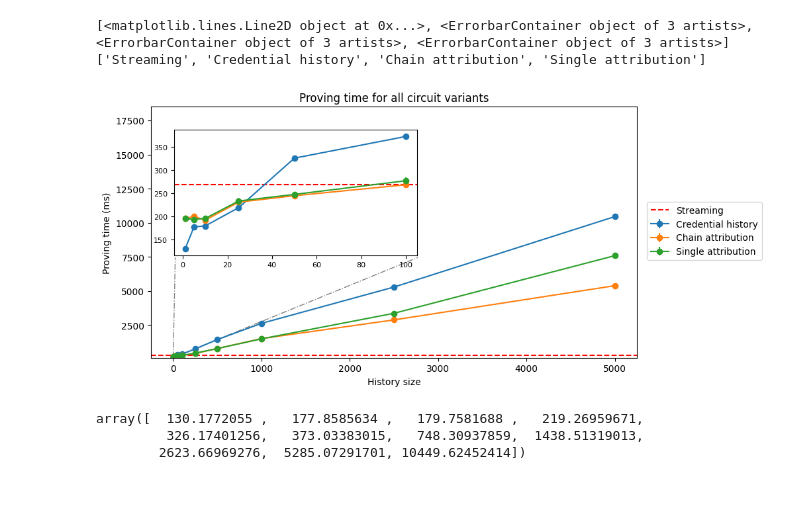
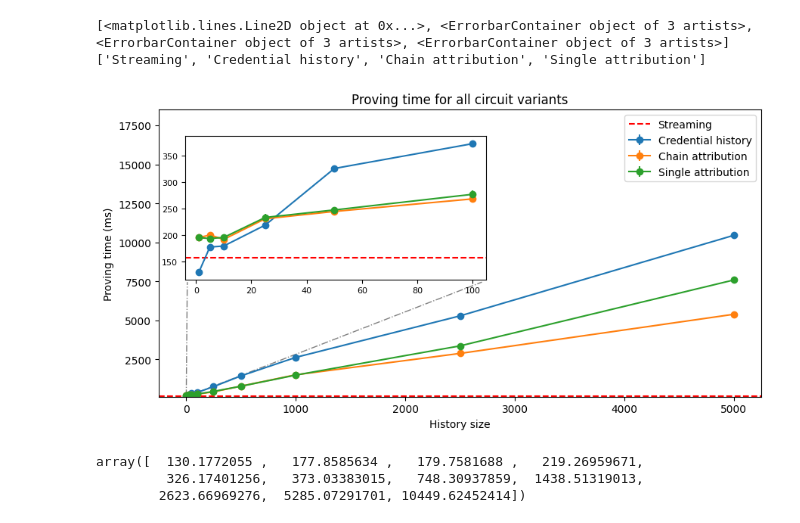
Before and after one commit to htried/zkp-ldp, a Jupyter notebook: analysis.ipynb, the cells around one changed output. Drawn from its saved outputs; the diff is of its cells as text; code cells hidden in the pictures; blank space fills up the shorter version.

```diff
--- a/analysis.ipynb
+++ b/analysis.ipynb
@@ -85,10 +85,7 @@ def load_cold_start(result_dir):
     m_v, ci_v = mean_ci(verify)
     return m, ci, m_v, ci_v
 # %%
-import matplotlib.pyplot as plt
 from mpl_toolkits.axes_grid1.inset_locator import inset_axes
-
-# TODO: ATTRIBUTION CHAIN AND SINGLE
 
 ks, means, cis, means_verify, cis_verify = aggregate_results("results")
 ks_chain, means_chain, cis_chain, means_chain_verify, cis_chain_verify = aggregate_results("results_attribution_chain")
@@ -122,39 +119,39 @@ mask = (ks <= 100)
 mask_chain = (ks_chain <= 100)
 mask_single = (ks_single <= 100)
 ax_inset.errorbar(ks[mask], means[mask], yerr=cis[mask], fmt='-o')
 ax_inset.errorbar(ks_chain[mask_chain], means_chain[mask_chain], yerr=cis_chain[mask_chain], fmt='-o')
 ax_inset.errorbar(ks_single[mask_single], means_single[mask_single], yerr=cis_single[mask_single], fmt='-o')
 ax_inset.axhline(m_stream_ldp, color='red', linestyle='--', label='Streaming')
 ax_inset.tick_params(axis='both', which='major', labelsize=8)
 
 # Coordinates for the region in the main plot (in data coordinates)
 x1, x2 = min(ks[mask]), max(ks[mask])
 y1, y2 = min(means[mask]), max(means[mask])
 
 # Lower left
 xy_main1 = (x1, means[mask][0])
 xy_inset1 = (x1, means[mask][0])
 # Upper right
 xy_main2 = (x2, means[mask][-1])
 xy_inset2 = (x2, means[mask][-1])
 
-ax_main.plot([x1, 25], [y1, 7450], color='gray', linestyle='-.', linewidth=1)
-ax_main.plot([x2, 2770], [y2, 7450], color='gray', linestyle='-.', linewidth=1)
+ax_main.plot([x1, 10], [y1, 7450], color='gray', linestyle='-.', linewidth=1)
+ax_main.plot([x2, 2700], [y2, 7450], color='gray', linestyle='-.', linewidth=1)
 
-# Legend outside the main plot
+# Legend inside the main plot, top right
 handles, labels = ax_main.get_legend_handles_labels()
 print(handles)
 print(labels)
 
-fig.legend(handles, labels, loc='center left', bbox_to_anchor=(0.93, 0.5), borderaxespad=0., fontsize=10)
+ax_main.legend(handles, labels, loc='upper right', fontsize=10)
 
-plt.tight_layout(rect=[0, 0, 0.93, 0.95])  # leave space for legend
+plt.tight_layout(rect=[0, 0, 1, 0.95])  # use full width since legend is inside
 plt.savefig("graphics/proving_v4.pdf", bbox_inches='tight')
 plt.show()
 # %% [output]
 [<matplotlib.lines.Line2D object at 0x...>, <ErrorbarContainer object of 3 artists>, <ErrorbarContainer object of 3 artists>, <ErrorbarContainer object of 3 artists>]
 ['Streaming', 'Credential history', 'Chain attribution', 'Single attribution']
-[figure, old version]
+[figure, new version]
 # %%
 means
 # %% [output]
```
Also changed, not shown: parts of 3 cells of this notebook, 10 other files.
